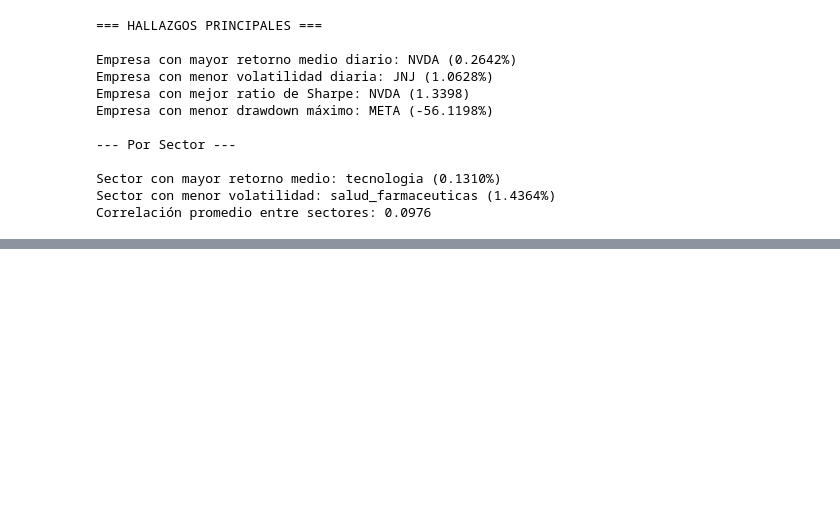
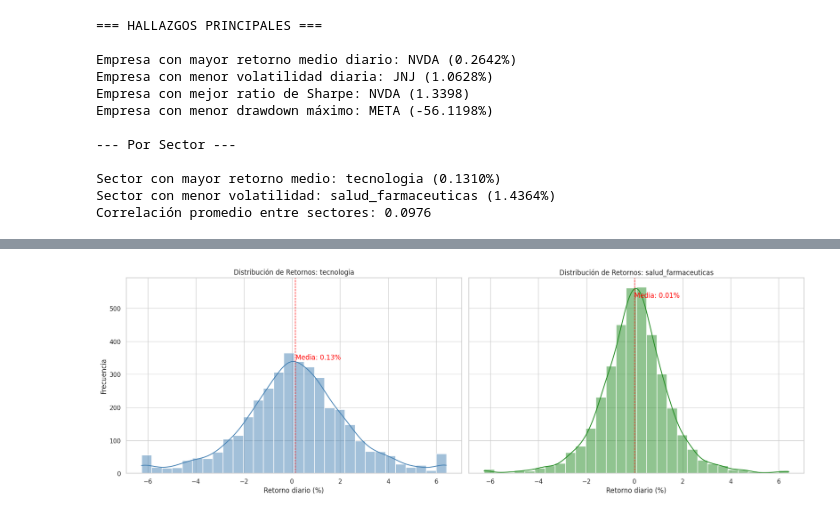
Before and after one commit to daniel-bor/analisis-inversion, a Jupyter notebook: notebooks/3_estadisticas_descriptivas.ipynb, the cells around one changed output, grey strips where cells are left out. Saved outputs shown, nothing was run; the diff lists cells and outputs as text; code cells hidden in the pictures; blank space fills up the shorter version.

```diff
--- a/notebooks/3_estadisticas_descriptivas.ipynb
+++ b/notebooks/3_estadisticas_descriptivas.ipynb
@@ -440,0 +445,37 @@ df_stats_sector.to_csv('../reports/estadisticas_descriptivas_sectores.csv', inde
+# %%
+# 8.1 Histogramas de retornos por sector
+fig, axes = plt.subplots(1, len(sectores), figsize=(18, 6), sharey=True)
+
+# Colores por sector
+colors = {'tecnologia': 'steelblue', 'salud_farmaceuticas': 'forestgreen'}
+
+# Iteramos sobre cada sector para crear los histogramas
+for i, sector in enumerate(sectores):
+    # Filtramos los datos para el sector actual
+    sector_data = df[df['Sector'] == sector]['Retorno'].dropna() * 100  # Convertimos a porcentaje
+
+    # Creamos el histograma
+    sns.histplot(sector_data, ax=axes[i], kde=True, color=colors[sector], bins=30)
+
+    # Añadimos línea vertical para la media
+    media = sector_data.mean()
+    axes[i].axvline(media, color='red', linestyle='dashed', linewidth=1)
+    axes[i].text(media * 1.1, axes[i].get_ylim()[1] * 0.9, f'Media: {media:.2f}%', color='red')
+
+    # Configuramos el gráfico
+    axes[i].set_title(f'Distribución de Retornos: {sector}')
+    axes[i].set_xlabel('Retorno diario (%)')
+
+    if i == 0:
+        axes[i].set_ylabel('Frecuencia')
+    else:
+        axes[i].set_ylabel('')
+
+plt.tight_layout()
+
+# Guardamos la figura
+ruta_figura = '../reports/figures/histogramas_retornos_por_sector.png'
+plt.savefig(ruta_figura, dpi=300, bbox_inches='tight')
+plt.show()
+# %% [output]
+[figure, added]
```
Also changed, not shown: parts of 5 cells of this notebook, 4 other files.
